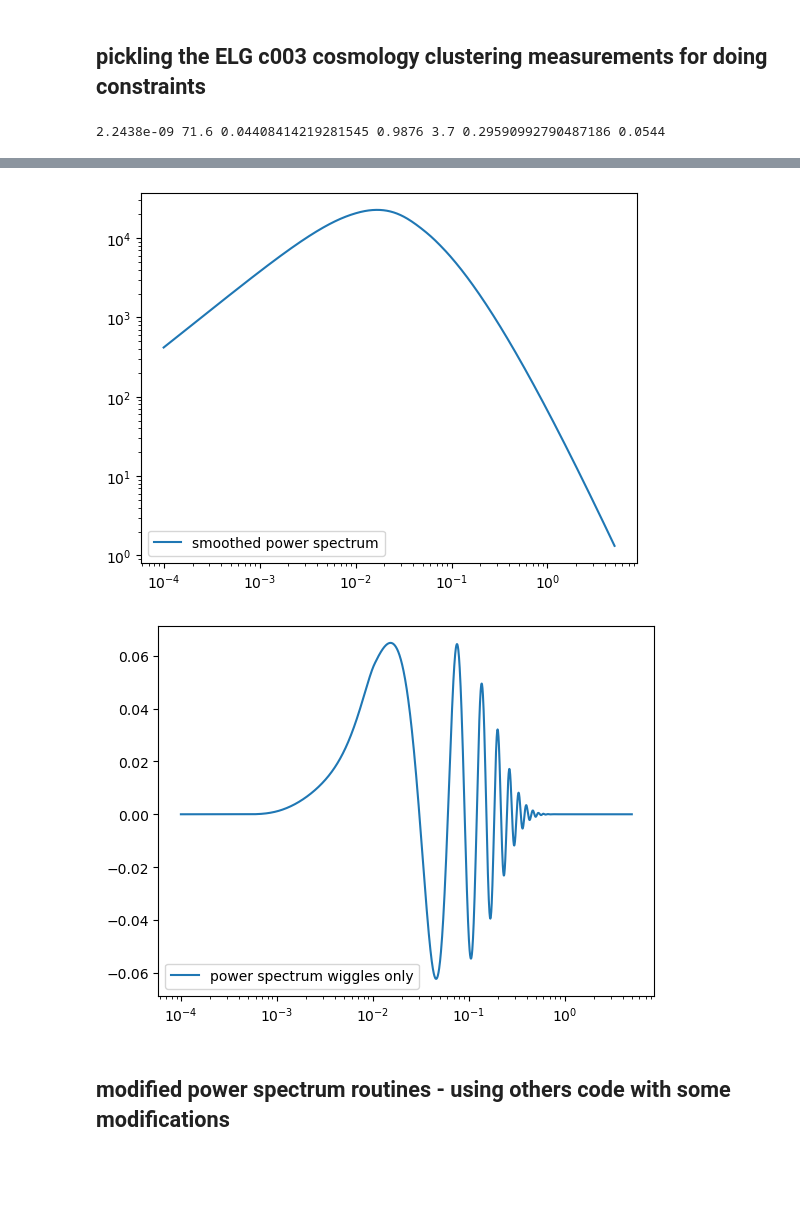
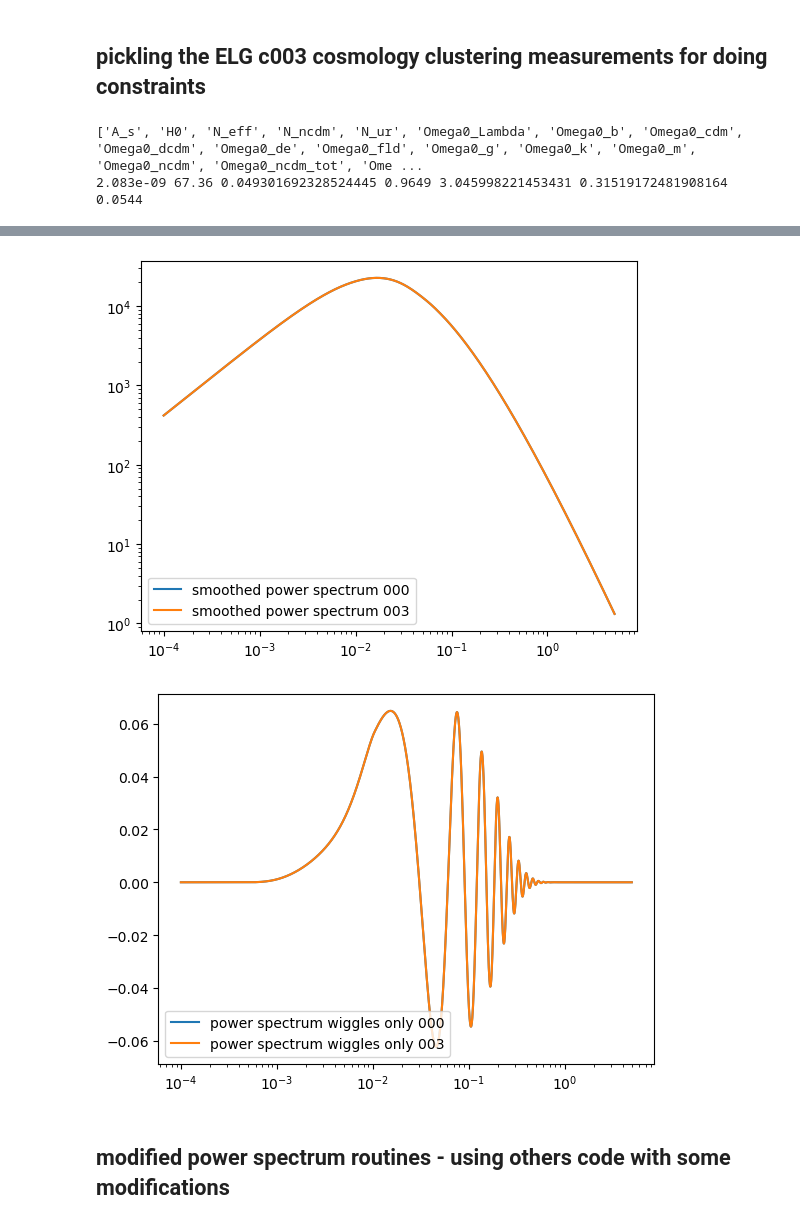
Before and after one commit to abbew25/Barry, a Jupyter notebook: cosmodesi_KP4ELG_examplecode_make_picklefiles/pickle_c003_gridc000_ELGmocks.ipynb, the cells around one changed output, grey strips where cells are left out. Cells and saved outputs as stored; diff of their text form; code cells hidden in the pictures; blank space fills up the shorter version.

Commit message:
fixing bug for setting up fiducial cosmo

```diff
--- a/cosmodesi_KP4ELG_examplecode_make_picklefiles/pickle_c003_gridc000_ELGmocks.ipynb
+++ b/cosmodesi_KP4ELG_examplecode_make_picklefiles/pickle_c003_gridc000_ELGmocks.ipynb
@@ -8,12 +8,15 @@ import numpy as np
 import scipy as sp
 import pandas as pd
 import matplotlib.pyplot as plt
-from cosmoprimo.fiducial import DESI # package interface for CLASS and CAMB
+from cosmoprimo.fiducial import DESI, AbacusSummit # package interface for CLASS and CAMB
 from scipy.interpolate import splrep, splev
 from cosmoprimo import PowerSpectrumBAOFilter
 from pypower import BaseMatrix, PowerSpectrumMultipoles, PowerSpectrumSmoothWindow, PowerSpectrumSmoothWindowMatrix, PowerSpectrumOddWideAngleMatrix, setup_logging
 from pycorr import TwoPointCorrelationFunction, project_to_multipoles
 cosmo = DESI() # initialize CLASS/CAMB like object for doing calculations of power spectrum etc.
+
+print(dir(cosmo))
+
 
 from matplotlib import rc
 import matplotlib
@@ -23,13 +26,7 @@ from statsmodels.stats.moment_helpers import cov2corr
 # commenting out code that produces template - we already have this because we will analyse assuming the 000 model?
 
 # -------------------------------------------------------------------------------------------------------------------------------
-cosmo.N_eff = 3.7#044
-cosmo.A_s = 2.2438e-9
-cosmo.H0 = 71.60
-cosmo.Omega0_b = 0.0226 / (0.716**2)
-cosmo.n_s = 0.9876
-cosmo.Omega0_m = (0.0226 + 0.1291) / (0.716**2)
-#cosmo.tau_reio =
+
 print(cosmo.A_s, cosmo.H0, cosmo.Omega0_b, cosmo.n_s, cosmo.N_eff, cosmo.Omega0_m, cosmo.tau_reio)
 # Save the default DESI template to a file - added in code here to make sure the template is prepared properly
 k_min = 1e-4
@@ -39,19 +36,48 @@ kl = np.logspace(np.log(k_min), np.log(k_max), k_num, base=np.e)
 pkz = cosmo.get_fourier().pk_interpolator() # object to get power spectrum from interpolator
 pk = pkz.to_1d(z=0) # get power spectrum at z = 0
 pkv = pk(kl)
-plt.loglog(kl, pkv, label='power spectrum') # full broadband power spectrum + wiggles
+# plt.loglog(kl, pkv, label='power spectrum') # full broadband power spectrum + wiggles
+# plt.legend()
+# plt.show()
+pknow = PowerSpectrumBAOFilter(pk, engine='wallish2018').smooth_pk_interpolator()
+pksmv = pknow(kl) # interpolate smoothed power spectrum at desired k values
+# plt.loglog(kl, pksmv, label='smoothed power spectrum') # smoothed broadband power spectrum without the wiggles (smoothed out)
+# plt.legend()
+# plt.show()
+np.savetxt("DESI_Pk_template.dat", np.c_[kl, pksmv, pkv/pksmv - 1.0],  fmt="%g %g %g", header="k     pk_smooth     pk_ratio") # saving
+# the smoothed power spectrum and the ratio of the smooth to original to get the wiggles only - gets used later
+
+# preparing template for cosmology 003
+# cosmo.N_eff = 3.7#044
+# cosmo.A_s = 2.2438e-9
+# cosmo.H0 = 71.60
+# cosmo.Omega0_b = 0.0226 / (0.716**2)
+# cosmo.n_s = 0.9876
+# cosmo.Omega0_m = (0.0226 + 0.1291) / (0.716**2)
+# print(cosmo.A_s, cosmo.H0, cosmo.Omega0_b, cosmo.n_s, cosmo.N_eff, cosmo.Omega0_m, cosmo.tau_reio)
+cosmo = AbacusSummit(name='003')
+
+pkz3 = cosmo.get_fourier().pk_interpolator() # object to get power spectrum from interpolator
+pk3 = pkz3.to_1d(z=0) # get power spectrum at z = 0
+pkv3 = pk3(kl)
+pknow3 = PowerSpectrumBAOFilter(pk3, engine='wallish2018').smooth_pk_interpolator()
+pksmv3 = pknow3(kl)
+np.savetxt("DESI_Pk_template_c003.dat", np.c_[kl, pksmv3, pkv3/pksmv3 - 1.0],  fmt="%g %g %g", header="k     pk_smooth     pk_ratio") # saving
+
+
+
+plt.loglog(kl, pkv, label='power spectrum 000') # full broadband power spectrum + wiggles
+plt.loglog(kl, pkv3, label='power spectrum 003') # full broadband power spectrum + wiggles
 plt.legend()
 plt.show()
-pknow = PowerSpectrumBAOFilter(pk, engine='wallish2018').smooth_pk_interpolator()
-pksmv = pknow(kl) # interpolate smoothed power spectrum at desired k values
-plt.loglog(kl, pksmv, label='smoothed power spectrum') # smoothed broadband power spectrum without the wiggles (smoothed out)
+
+plt.loglog(kl, pksmv, label='smoothed power spectrum 000') # smoothed broadband power spectrum without the wiggles (smoothed out)
+plt.loglog(kl, pksmv3, label='smoothed power spectrum 003') # smoothed broadband power spectrum without the wiggles (smoothed out)
 plt.legend()
 plt.show()
-np.savetxt("./DESI_Pk_template_c003.dat", np.c_[kl, pksmv, pkv/pksmv - 1.0],  fmt="%g %g %g", header="k     pk_smooth     pk_ratio") # saving
-# the smoothed power spectrum and the ratio of the smooth to original to get the wiggles only - gets used later
 
-
-plt.semilogx(kl, pkv/pksmv - 1.0, label='power spectrum wiggles only')
+plt.semilogx(kl, pkv/pksmv - 1.0, label='power spectrum wiggles only 000')
+plt.semilogx(kl, pkv3/pksmv3 - 1.0, label='power spectrum wiggles only 003')
 plt.legend()
 plt.show()
 
@@ -68,4 +94,5 @@ def plot_cov(matrix):
     return
 # -------------------------------------------------------------------------------------------------------------------------------
 # %% [output]
-2.2438e-09 71.6 0.04408414219281545 0.9876 3.7 0.29590992790487186 0.0544
+['A_s', 'H0', 'N_eff', 'N_ncdm', 'N_ur', 'Omega0_Lambda', 'Omega0_b', 'Omega0_cdm', 'Omega0_dcdm', 'Omega0_de', 'Omega0_fld', 'Omega0_g', 'Omega0_k', 'Omega0_m', 'Omega0_ncdm', 'Omega0_ncdm_tot', 'Ome ...
+2.083e-09 67.36 0.049301692328524445 0.9649 3.045998221453431 0.31519172481908164 0.0544
@@ -73,5 +100,5 @@ def plot_cov(matrix):
-[figure, old version]
+[figure, new version]
-[figure, old version]
+[figure, new version]
 # %% [markdown]
 ## modified power spectrum routines - using others code with some modifications
 # %%
```
Also changed, not shown: parts of 1 cell of this notebook.
